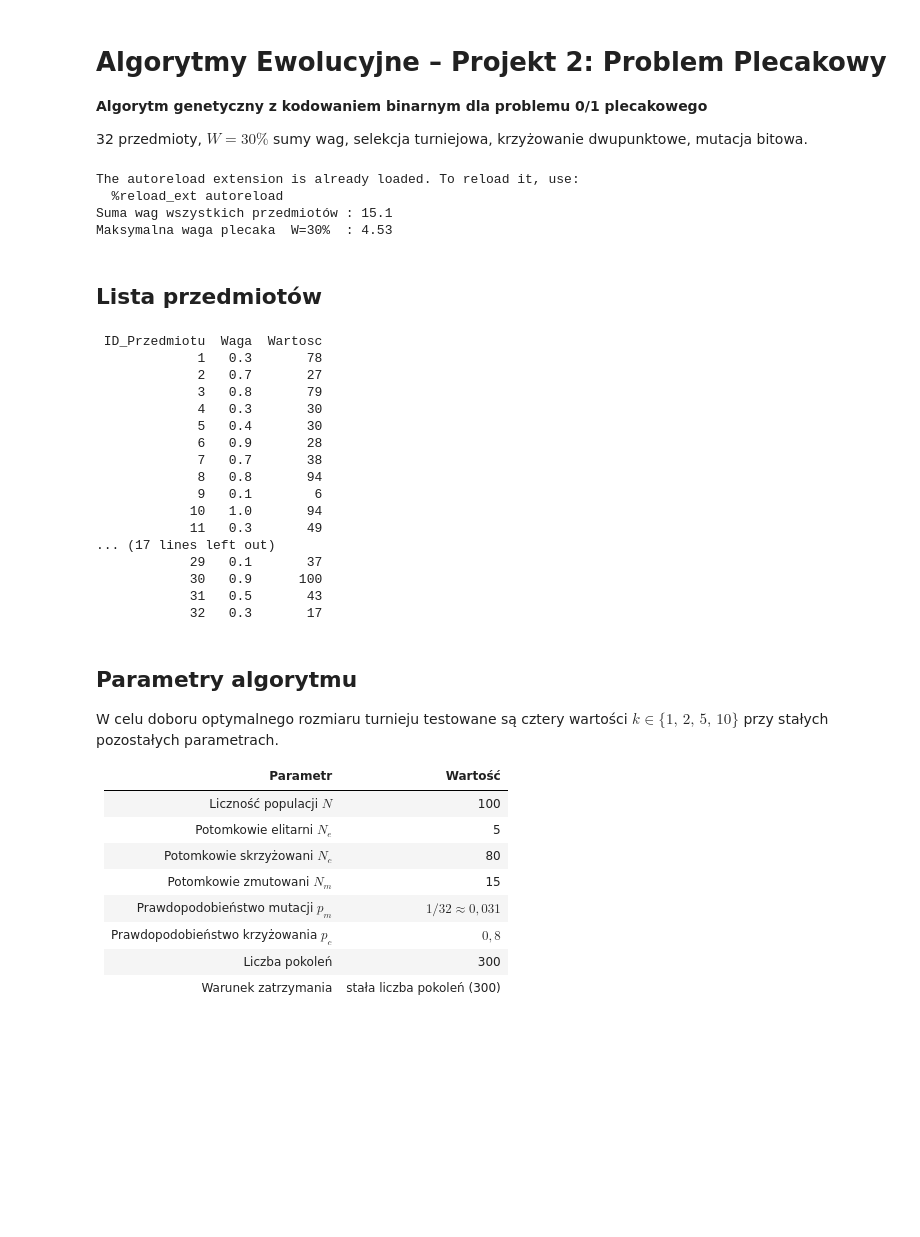
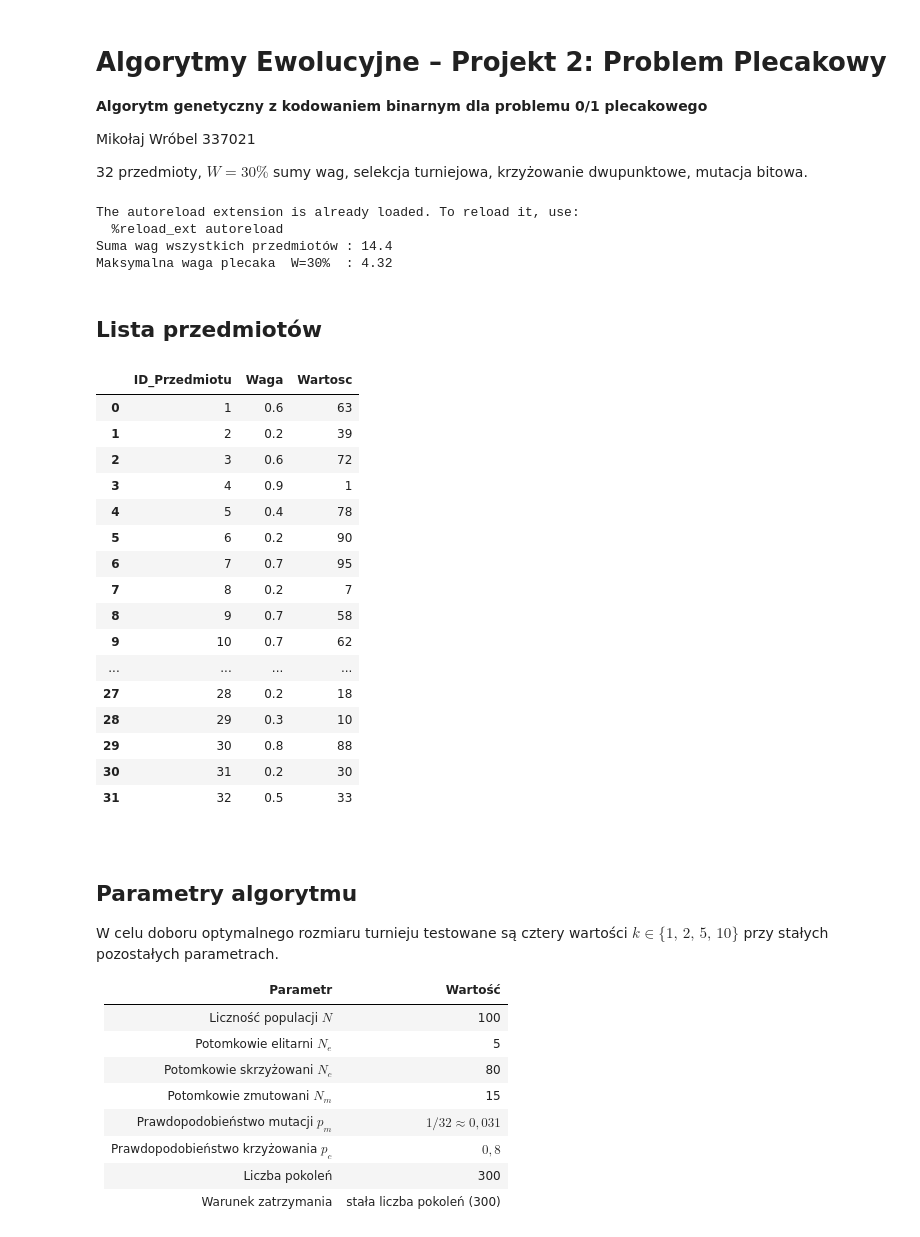
Before and after one commit to decode-debug/Projekt2AE, a Jupyter notebook: report.ipynb, the cells around one changed output. Drawn from its saved outputs; the diff is of its cells as text; code cells hidden in the pictures; blank space fills up the shorter version.

```diff
--- a/report.ipynb
+++ b/report.ipynb
@@ -2,6 +2,8 @@
 # Algorytmy Ewolucyjne – Projekt 2: Problem Plecakowy
 **Algorytm genetyczny z kodowaniem binarnym dla problemu 0/1 plecakowego**
 
+Mikołaj Wróbel 337021
+
 32 przedmioty, $W = 30\%$ sumy wag, selekcja turniejowa, krzyżowanie dwupunktowe, mutacja bitowa.
 # %%
 %load_ext autoreload
@@ -18,7 +20,7 @@ from genetic_algorythym.genetic_algorythym import genetic_evolution, chromosome
 from genetic_algorythym.genetic_algorythym_prameters import return_genetic_algorithm_parameters
 
 # --- Wczytanie przedmiotów ---
-items_df = pd.read_csv('get_all_items/items_337001.csv', sep=';')
+items_df = pd.read_csv('get_all_items/items_337021.csv', sep=';')
 weights = items_df['Waga'].values.astype(float)
 values  = items_df['Wartosc'].values.astype(float)
 
@@ -35,30 +37,33 @@ chromosome.max_weight = MAX_WEIGHT
 # %% [output]
 The autoreload extension is already loaded. To reload it, use:
   %reload_ext autoreload
-Suma wag wszystkich przedmiotów : 15.1
-Maksymalna waga plecaka  W=30%  : 4.53
+Suma wag wszystkich przedmiotów : 14.4
+Maksymalna waga plecaka  W=30%  : 4.32
 # %% [markdown]
 ## Lista przedmiotów
 # %%
-print(items_df.to_string(index=False))
+from IPython.display import HTML, display
+display(items_df.style.format({'Waga': '{:.1f}', 'Wartosc': '{:.0f}'}))
 # %% [output]
- ID_Przedmiotu  Waga  Wartosc
-             1   0.3       78
-             2   0.7       27
-             3   0.8       79
-             4   0.3       30
-             5   0.4       30
-             6   0.9       28
-             7   0.7       38
-             8   0.8       94
-             9   0.1        6
-            10   1.0       94
-            11   0.3       49
-... (17 lines left out)
-            29   0.1       37
-            30   0.9      100
-            31   0.5       43
-            32   0.3       17
+|  | ID_Przedmiotu | Waga | Wartosc |
+| 0 | 1 | 0.6 | 63 |
+| 1 | 2 | 0.2 | 39 |
+| 2 | 3 | 0.6 | 72 |
+| 3 | 4 | 0.9 | 1 |
+| 4 | 5 | 0.4 | 78 |
+| 5 | 6 | 0.2 | 90 |
+| 6 | 7 | 0.7 | 95 |
+| 7 | 8 | 0.2 | 7 |
+| 8 | 9 | 0.7 | 58 |
+| 9 | 10 | 0.7 | 62 |
+| ... | ... | ... | ... |
+| 27 | 28 | 0.2 | 18 |
+| 28 | 29 | 0.3 | 10 |
+| 29 | 30 | 0.8 | 88 |
+| 30 | 31 | 0.2 | 30 |
+| 31 | 32 | 0.5 | 33 |
+# %% [markdown]
+<div style="page-break-before: always;"></div>
 # %% [markdown]
 ## Parametry algorytmu
 
```
Also changed, not shown: parts of 6 cells of this notebook, 4 other files.
